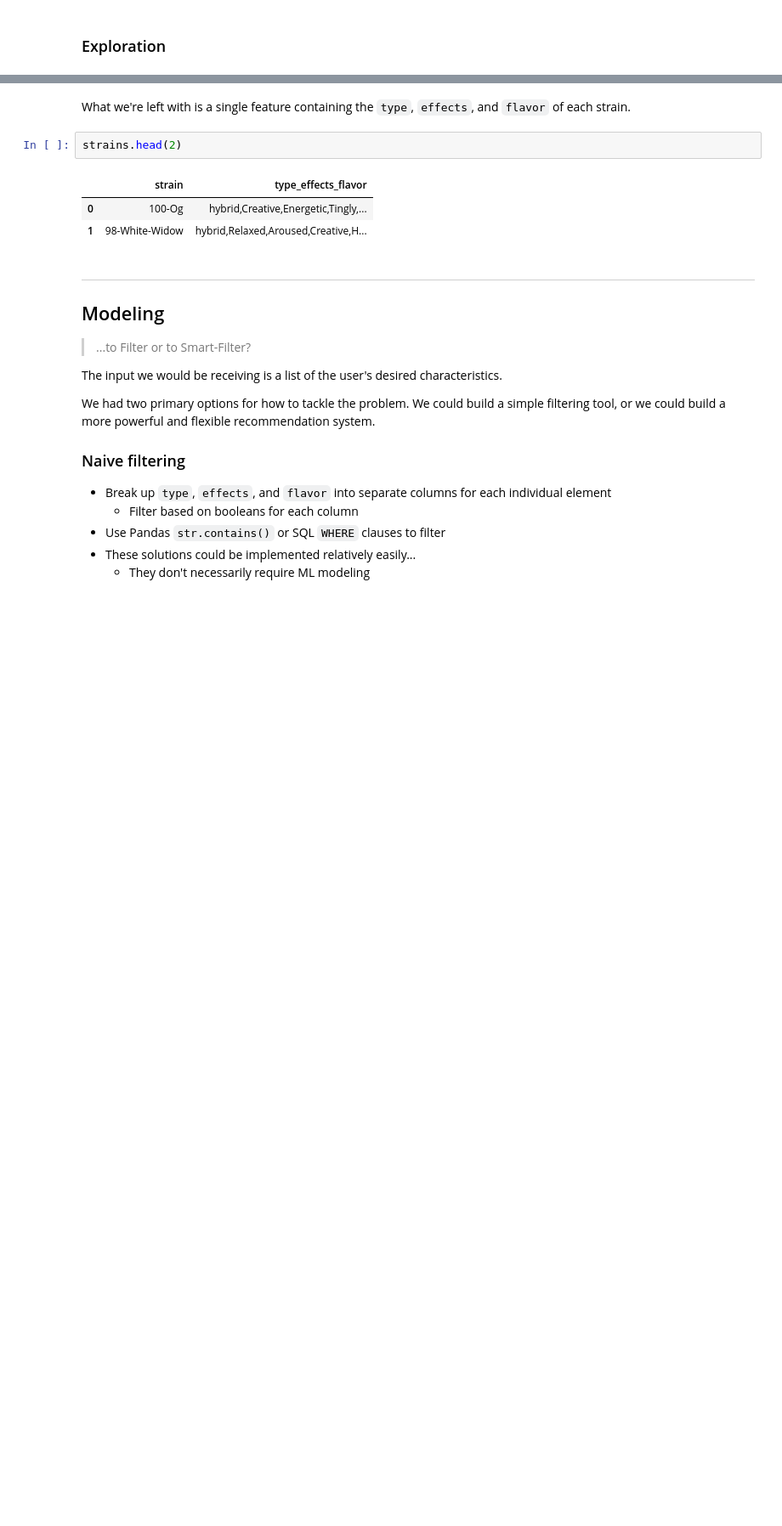
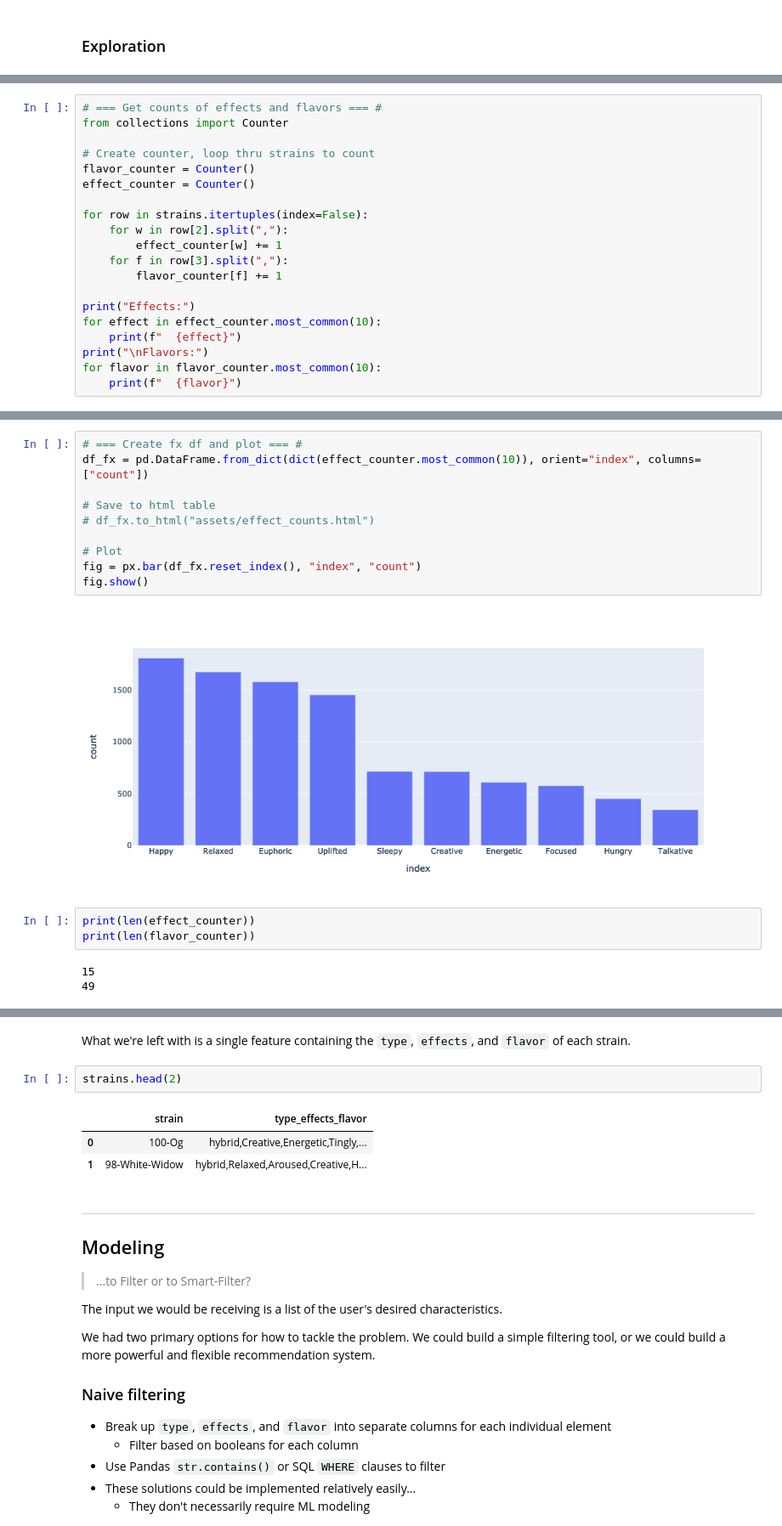
Before and after one commit to tobias-fyi/vela, a Jupyter notebook: ds/interview_prep/practice/medizen/medizen_2-1_data.ipynb, the cells around one changed output, grey strips where cells are left out. Shown at 85% size. Cells and saved outputs as stored; diff of their text form; blank space fills up the shorter version.

Commit message:
Completed the data exploration section

```diff
--- a/ds/interview_prep/practice/medizen/medizen_2-1_data.ipynb
+++ b/ds/interview_prep/practice/medizen/medizen_2-1_data.ipynb
@@ -147,0 +226,20 @@ dfx.value_counts()
+# %%
+# === Get counts of effects and flavors === #
+from collections import Counter
+
+# Create counter, loop thru strains to count
+flavor_counter = Counter()
+effect_counter = Counter()
+
+for row in strains.itertuples(index=False):
+    for w in row[2].split(","):
+        effect_counter[w] += 1
+    for f in row[3].split(","):
+        flavor_counter[f] += 1
+
+print("Effects:")
+for effect in effect_counter.most_common(10):
+    print(f"  {effect}")
+print("\nFlavors:")
+for flavor in flavor_counter.most_common(10):
+    print(f"  {flavor}")
@@ -147,0 +264,18 @@ dfx.value_counts()
+# %%
+# === Create fx df and plot === #
+df_fx = pd.DataFrame.from_dict(dict(effect_counter.most_common(10)), orient="index", columns=["count"])
+
+# Save to html table
+# df_fx.to_html("assets/effect_counts.html")
+
+# Plot
+fig = px.bar(df_fx.reset_index(), "index", "count")
+fig.show()
+# %% [output]
+[figure, added]
+# %%
+print(len(effect_counter))
+print(len(flavor_counter))
+# %% [output]
+15
+49
```
Also changed, not shown: parts of 40 cells of this notebook, 26 other files.
